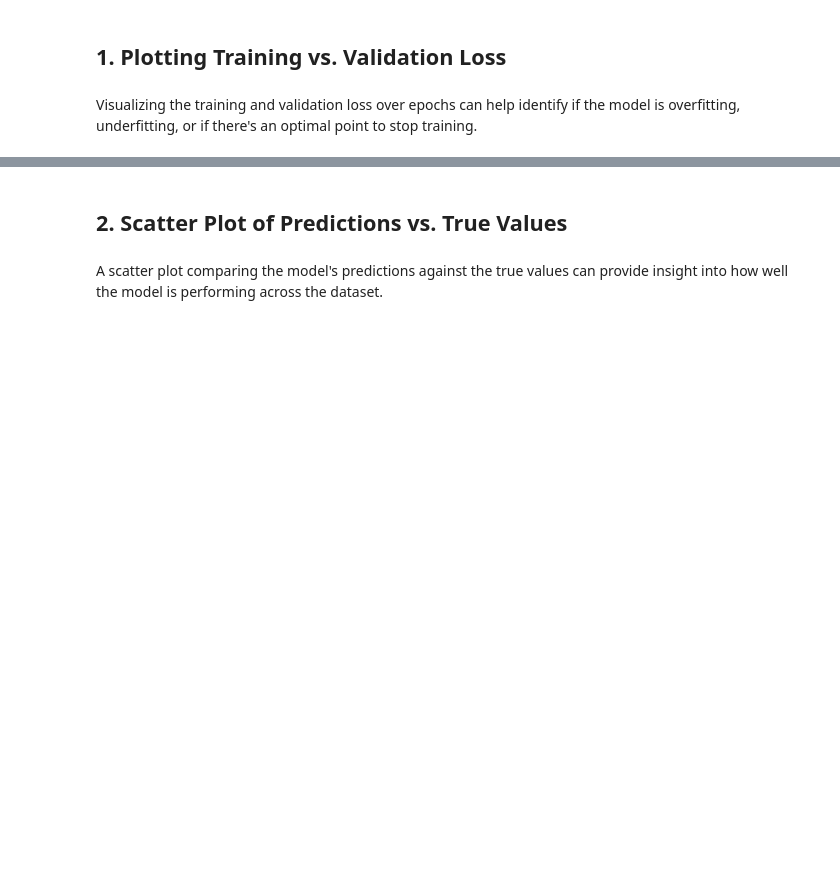
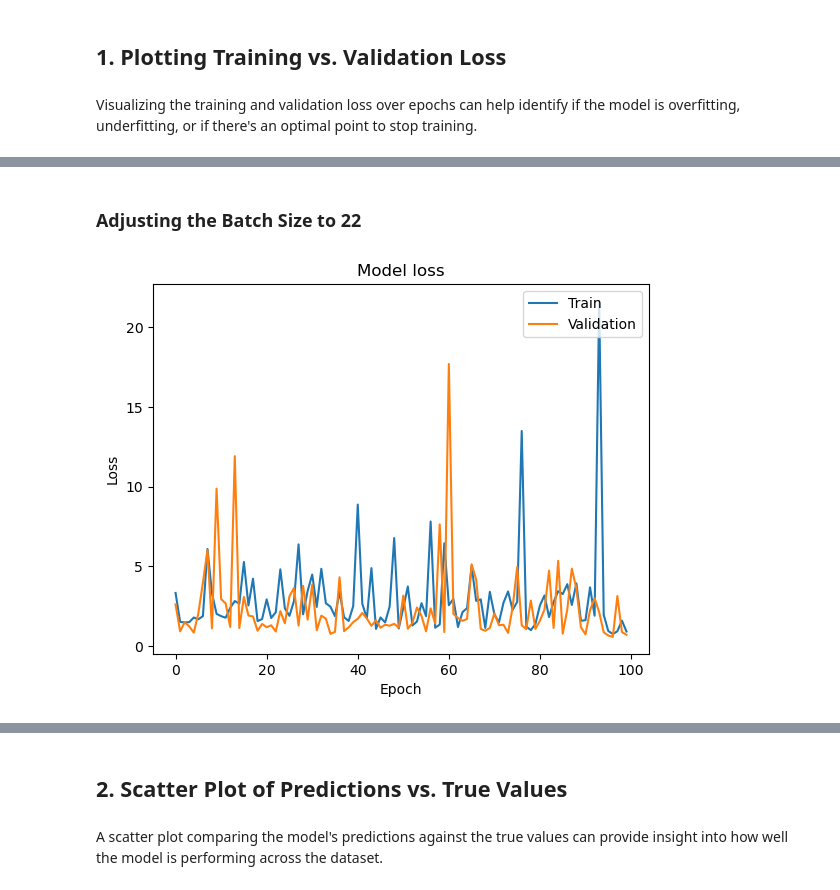
Before and after one commit to 2014222-student-cct-ie/2024--Semester-2--CA1, a Jupyter notebook: Part 2 - Semester 2 CA-01 -2024 - 2014222.ipynb, the cells around one changed output, grey strips where cells are left out. Saved outputs shown, nothing was run; the diff lists cells and outputs as text; code cells hidden in the pictures; blank space fills up the shorter version.

```diff
--- a/Part 2 - Semester 2 CA-01 -2024 - 2014222.ipynb
+++ b/Part 2 - Semester 2 CA-01 -2024 - 2014222.ipynb
@@ -669,0 +866,29 @@ plt.show()
+# %% [markdown]
+### Adjusting the Batch Size to 22
+# %%
+history = model.fit(X_train_scaled, y_train, epochs=100, batch_size=22, validation_split=0.1, verbose=0)
+
+# Plot training & validation loss values
+
+# plt.plot(): This function from Matplotlib plots the values given to it.
+# Here, it's used to plot the training loss values stored in history.history['loss'].
+
+# history.history['loss']: This retrieves the record of loss values at the end of each epoch on the training set.
+
+# label='Train': This labels the plot data as "Train", which will be used in the legend.
+
+plt.plot(history.history['loss'], label='Train')
+
+plt.plot(history.history['val_loss'], label='Validation')
+
+plt.title('Model loss')
+
+plt.ylabel('Loss')
+
+plt.xlabel('Epoch')
+
+plt.legend(loc='upper right')
+
+plt.show()
+# %% [output]
+[figure, added]
```
Also changed, not shown: parts of 43 cells of this notebook, 3 other files.
